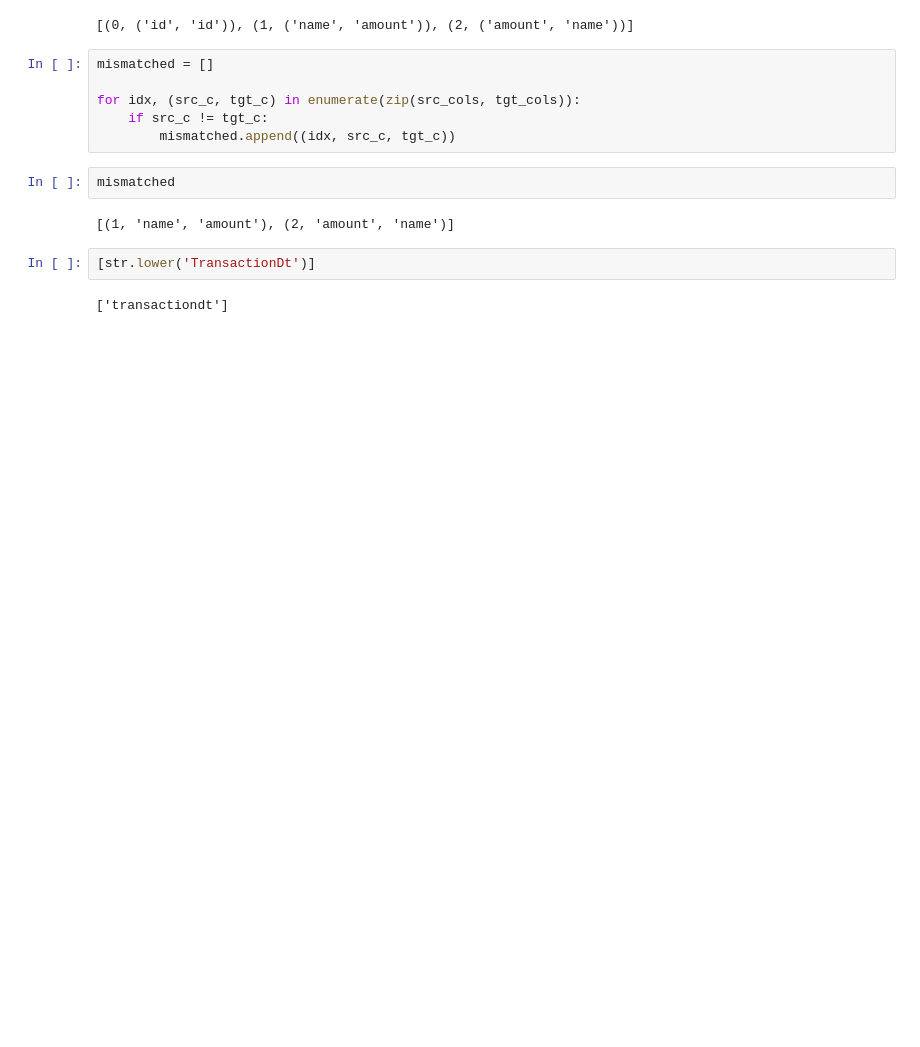
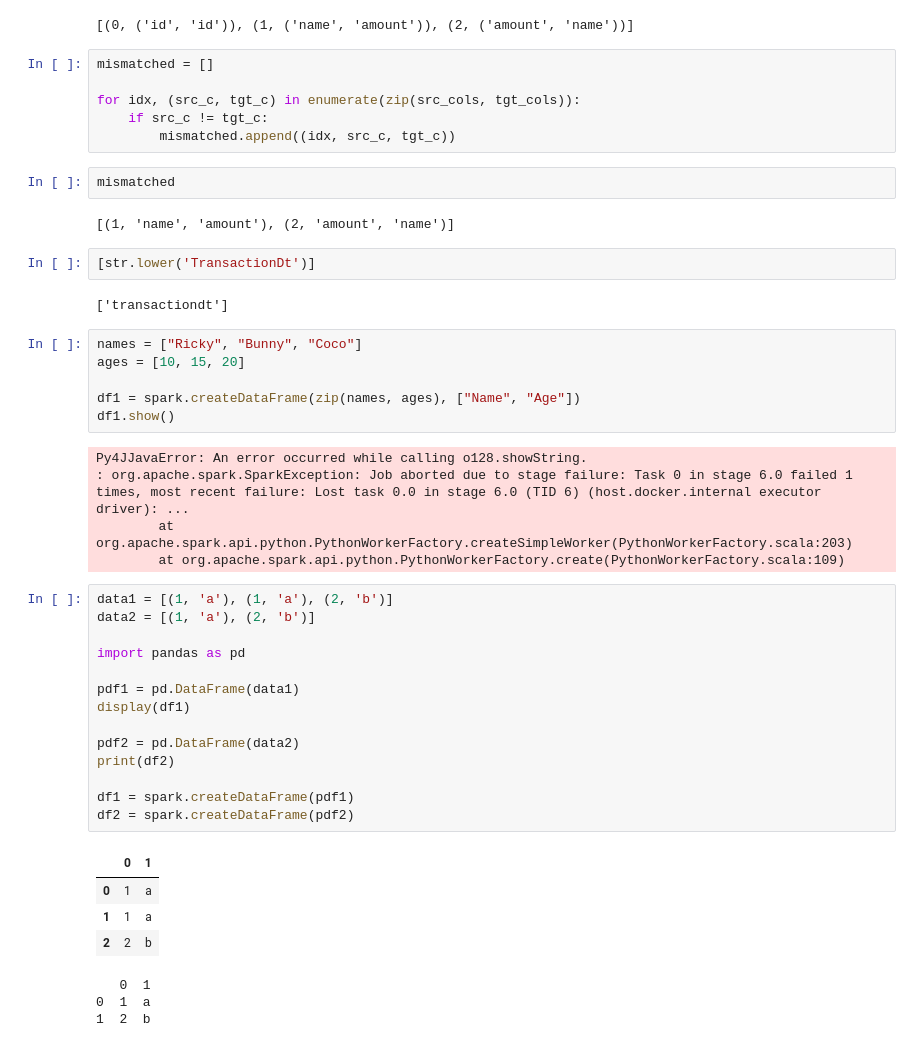
Before and after one commit to StudiousOyster/pyspark_training, a Jupyter notebook: testing_framework/test1.ipynb, the cells around one changed output. Drawn from its saved outputs; the diff is of its cells as text; blank space fills up the shorter version.

Commit message:
data_validation

```diff
--- a/testing_framework/test1.ipynb
+++ b/testing_framework/test1.ipynb
@@ -66,3 +86,36 @@ mismatched
 [str.lower('TransactionDt')]
 # %% [output]
 ['transactiondt']
+# %%
+names = ["Ricky", "Bunny", "Coco"]
+ages = [10, 15, 20]
+
+df1 = spark.createDataFrame(zip(names, ages), ["Name", "Age"])
+df1.show()
+# %% [output]
+Py4JJavaError: An error occurred while calling o128.showString.
+: org.apache.spark.SparkException: Job aborted due to stage failure: Task 0 in stage 6.0 failed 1 times, most recent failure: Lost task 0.0 in stage 6.0 (TID 6) (host.docker.internal executor driver): ...
+        at org.apache.spark.api.python.PythonWorkerFactory.createSimpleWorker(PythonWorkerFactory.scala:203)
+        at org.apache.spark.api.python.PythonWorkerFactory.create(PythonWorkerFactory.scala:109)
+# %%
+data1 = [(1, 'a'), (1, 'a'), (2, 'b')]
+data2 = [(1, 'a'), (2, 'b')]
+
+import pandas as pd
+
+pdf1 = pd.DataFrame(data1)
+display(df1)
+
+pdf2 = pd.DataFrame(data2)
+print(df2)
+
+df1 = spark.createDataFrame(pdf1)
+df2 = spark.createDataFrame(pdf2)
+# %% [output]
+|  | 0 | 1 |
+| 0 | 1 | a |
+| 1 | 1 | a |
+| 2 | 2 | b |
+   0  1
+0  1  a
+1  2  b
```
Also changed, not shown: parts of 3 cells of this notebook, 3 other files.
